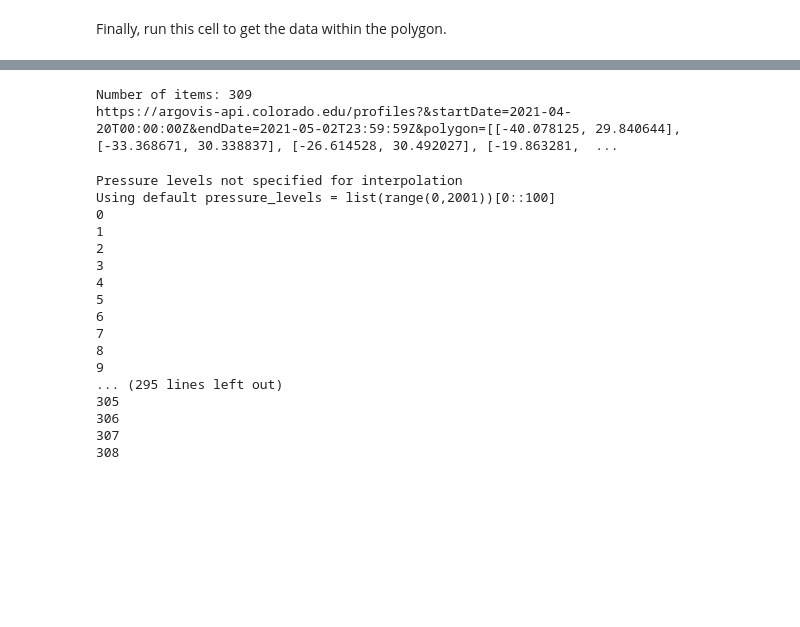
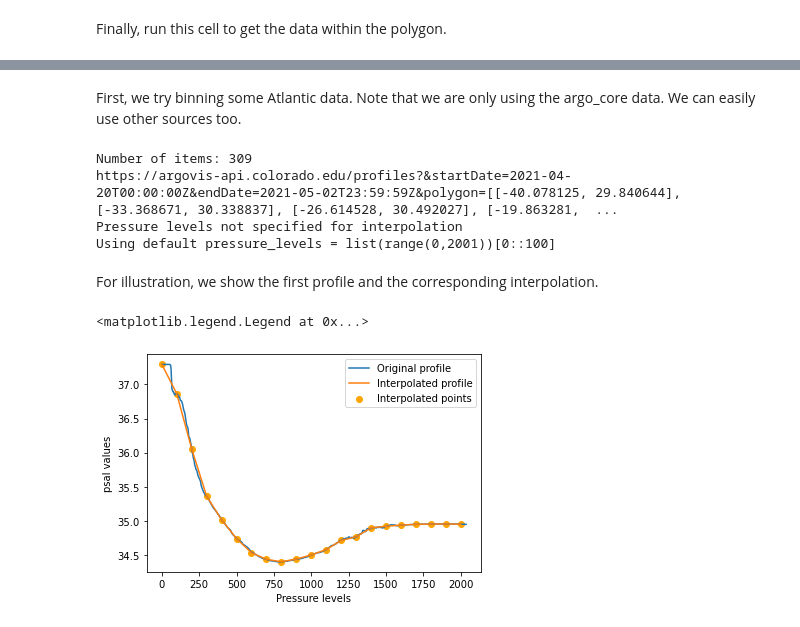
Before and after one commit to argovis/hackathon22-profile-grid, a Jupyter notebook: Final.ipynb, the cells around one changed output, grey strips where cells are left out. Cells and saved outputs as stored; diff of their text form; code cells hidden in the pictures; blank space fills up the shorter version.

Commit message:
Added some markdown and other minor changes.

```diff
--- a/Final.ipynb
+++ b/Final.ipynb
@@ -751,32 +840,24 @@ class Binner:
+# %% [markdown]
+First, we try binning some Atlantic data. Note that we are only using the argo_core data. We can easily use other sources too.
 # %%
 atlantic_coords = [[-40.078125,29.840644],[-33.368671,30.338837],[-26.614528,30.492027],
                     [-19.863281,30.297018],[-20.039063,-30.145127],[-26.724822,-30.384017],
                     [-33.419918,-30.281826],[-40.078125,-29.840644],[-40.078125,29.840644]]
 
 ### One can also supply polygon = IP.polygon_coords to make use of interactive input
+### Although, remember to put the first point in the last place too
 B = Binner(startDate = '2021-04-20T00:00:00Z', endDate   = '2021-05-02T00:00:00Z',
           polygon = atlantic_coords, source = 'argo_core')
+
+B.QC_df(['pres','psal','temp'], ['pres_argoqc','psal_argoqc','temp_argoqc'], [[1,8],[1],[1]])
+
+### If pressure_levels are not givenn for this method, the default is pressure_levels = list(range(0,2001))[0::100]
+B.df_interpolation()
+
+profile = B.df.to_dict('records')
+interpolated_profile = B.df_interp.to_dict('records')
 # %% [output]
 Number of items: 309
 https://argovis-api.colorado.edu/profiles?&startDate=2021-04-20T00:00:00Z&endDate=2021-05-02T23:59:59Z&polygon=[[-40.078125, 29.840644], [-33.368671, 30.338837], [-26.614528, 30.492027], [-19.863281,  ...
+Pressure levels not specified for interpolation
+Using default pressure_levels = list(range(0,2001))[0::100]
-# %%
-B.QC_df(['pres','psal','temp'], ['pres_argoqc','psal_argoqc','temp_argoqc'], [[1,8],[1],[1]])
-B.df_interpolation()
-# %% [output]
-Pressure levels not specified for interpolation
-Using default pressure_levels = list(range(0,2001))[0::100]
-0
-1
-2
-3
-4
-5
-6
-7
-8
-9
-... (295 lines left out)
-305
-306
-307
-308
@@ -785,0 +864,13 @@ interpolated_profile = B.df_interp.to_dict('records')
+# %% [markdown]
+For illustration, we show the first profile and the corresponding interpolation.
+# %%
+%matplotlib inline
+plt.plot([x['pres'] for x in profile[0]['data']], [x['psal'] for x in profile[0]['data']], label = 'Original profile')
+plt.plot([x['pres'] for x in interpolated_profile[0]['data']], [x['psal'] for x in interpolated_profile[0]['data']], label = 'Interpolated profile')
+plt.scatter([x['pres'] for x in interpolated_profile[0]['data']], [x['psal'] for x in interpolated_profile[0]['data']], c='orange', label = 'Interpolated points')
+plt.xlabel('Pressure levels')
+plt.ylabel('psal values')
+plt.legend()
+# %% [output]
+<matplotlib.legend.Legend at 0x...>
+[figure, added]
```
Also changed, not shown: parts of 16 cells of this notebook.
